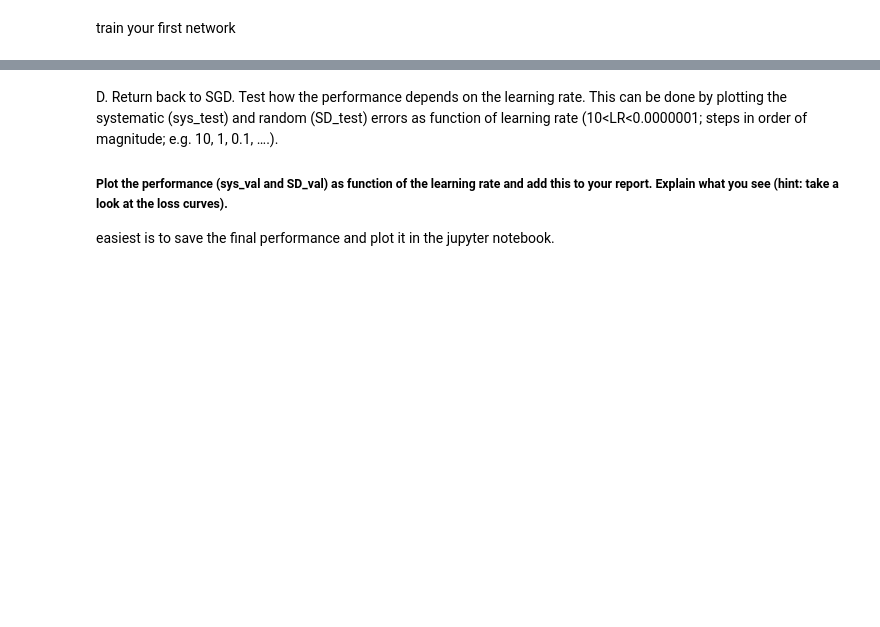
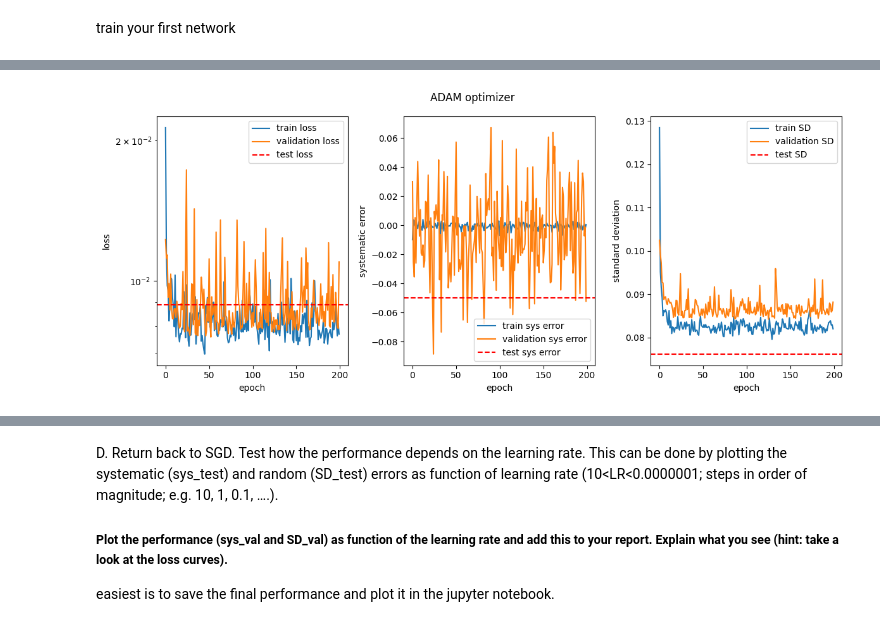
Before and after one commit to yoadvp-bit/Medical_deep_learning, a Jupyter notebook: Assignment 1/exercise_1.ipynb, the cells around one changed output, grey strips where cells are left out. Cells and saved outputs as stored; diff of their text form; code cells hidden in the pictures; blank space fills up the shorter version.

```diff
--- a/Assignment 1/exercise_1.ipynb
+++ b/Assignment 1/exercise_1.ipynb
@@ -356,0 +449,33 @@ The adam optimizer uses both momentum (past gradients influence the step size (m
+# %%
+plot_data_ADAM, SD_test_ADAM, sys_test_ADAM, test_loss_ADAM = train_network('test_ADAM', optimizer='adam', sim_seed=69)
+
+fig,axs = plt.subplots(1, 3, figsize=(12, 5))
+
+fig.suptitle('ADAM optimizer')
+
+axs[0].semilogy(plot_data_ADAM['train_loss'], label='train loss')
+axs[0].semilogy(plot_data_ADAM['val_loss'], label='validation loss')
+axs[0].axhline(y=test_loss_ADAM, color='r', linestyle='--', label='test loss')
+axs[0].legend()
+axs[0].set_xlabel('epoch')
+axs[0].set_ylabel('loss')
+
+
+axs[1].plot(plot_data_ADAM['sys_train'], label='train sys error')
+axs[1].plot(plot_data_ADAM['sys_val'], label='validation sys error')
+axs[1].axhline(y=sys_test_ADAM, color='r', linestyle='--', label='test sys error')
+axs[1].legend()
+axs[1].set_xlabel('epoch')
+axs[1].set_ylabel('systematic error')
+
+
+axs[2].plot(plot_data_ADAM['SD_train'], label='train SD')
+axs[2].plot(plot_data_ADAM['SD_val'], label='validation SD')
+axs[2].axhline(y=SD_test_ADAM, color='r', linestyle='--', label='test SD')
+axs[2].legend()
+axs[2].set_xlabel('epoch')
+axs[2].set_ylabel('standard deviation')
+
+fig.tight_layout()
+plt.show()
+# %% [output]
@@ -357 +484,2 @@ The adam optimizer uses both momentum (past gradients influence the step size (m
+[figure, added]
 # %%
```
Also changed, not shown: parts of 15 cells of this notebook.
